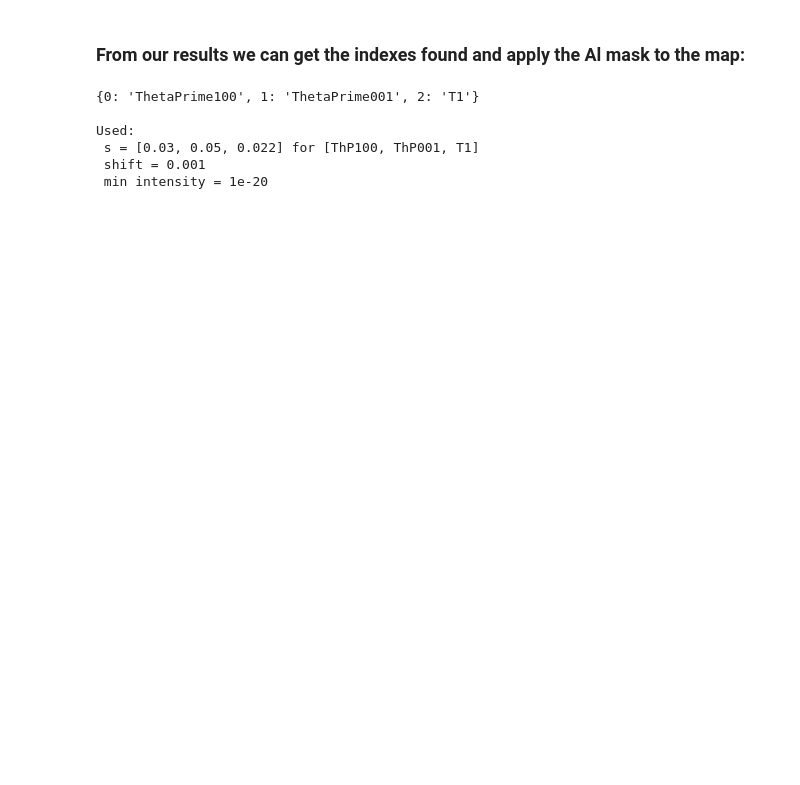
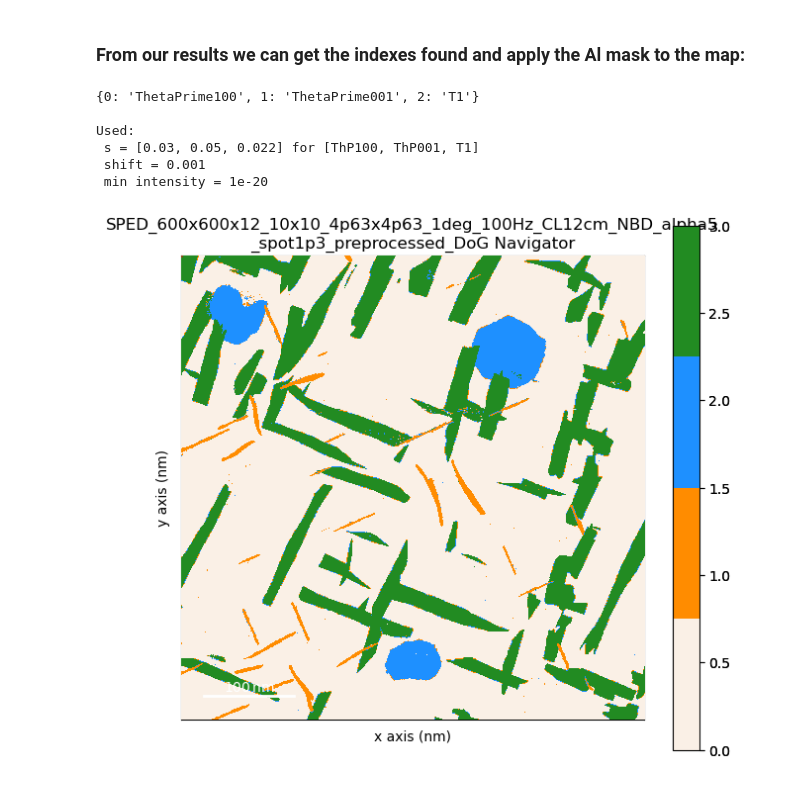
Before and after one commit to elisathr/SPED-phase-mapping, a Jupyter notebook: TemplateMatching/templatematching_3_phasemapping.ipynb, the cells around one changed output. Cells and saved outputs as stored; diff of their text form; code cells hidden in the pictures; blank space fills up the shorter version.

```diff
--- a/TemplateMatching/templatematching_3_phasemapping.ipynb
+++ b/TemplateMatching/templatematching_3_phasemapping.ipynb
@@ -254,9 +258,9 @@ lib_gen = DiffractionLibraryGenerator(diff_gen)
 ### And then simulate library for given s with resolution as set earlier
 # %%
 # half size of the images
-half_shape = (experimental_data.data.shape[-2]//2, experimental_data.data.shape[-1]//2)
+half_shape = (s.data.shape[-2]//2, s.data.shape[-1]//2)
 print("Half shape:2" ,half_shape)
-diffraction_calibration = experimental_data.axes_manager[2].scale
+diffraction_calibration = s.axes_manager[2].scale
 # maximum radius in reciprocal space to calculate spot intensities for
 reciprocal_radius = np.sqrt(half_shape[0]**2 + half_shape[1]**2)*diffraction_calibration
 print("Reciprocal radius:", reciprocal_radius)
@@ -265,14 +269,14 @@ from diffsims.libraries.diffraction_library import DiffractionLibrary
 
 # Some dictionary stitching to get individual excitatin errors each phase:
 diff_lib_full = DiffractionLibrary()
-for i, s in enumerate(s_list): # One s for each phase
+for i, max_s in enumerate(s_list): # One s for each phase
     # Calculate the simulated DP library
     diff_lib_full[phases[i]] = lib_gen.get_diffraction_library(library_phases[i],   # Collecting structure library for phase_i
                                             calibration=diffraction_calibration,
                                             reciprocal_radius=reciprocal_radius,
                                             half_shape=half_shape,
                                             with_direct_beam=False,
-                                            max_excitation_error=s)[phases[i]]      # if [phases[i]] is not included here the keys of diff_lib_full would be ["some_phase"]->["some_phase"]->['simulations', ... ]
+                                            max_excitation_error=max_s)[phases[i]]      # if [phases[i]] is not included here the keys of diff_lib_full would be ["some_phase"]->["some_phase"]->['simulations', ... ]
 diff_lib = diff_lib_full
 diff_lib.keys() # This shows you which phases you have, can then also access diff_lib['key'].keys() and so on...
 
@@ -326,7 +333,7 @@ def log_shift(raw):
 # Parameters for matching:
 delta_r = 1                         # res in inkreasing k value
 delta_theta = 1                     # res in rotation basically, azimuthal angle
-max_r = experimental_data.axes_manager[2].size//2  # Max k to check IN PIXELS, Default (None) is from center of DP to corner.
+max_r = s.axes_manager[2].size//2  # Max k to check IN PIXELS, Default (None) is from center of DP to corner.
 intensity_transform_function = log_shift           # Function to apply to both image and template intensities on an element by element basis prior to comparison. Note that the function is performed on the CPU.
 find_direct_beam     = False
 direct_beam_position = None
@@ -336,7 +343,7 @@ frac_keep = 1
 n_keep    = None
 n_best    = 5                       # keeping n_best matches
 
-result, phasedict = iutls.index_dataset_with_template_rotation(experimental_data,
+result, phasedict = iutls.index_dataset_with_template_rotation(s,
                                                                 diff_lib,
                                                                 n_best                       = n_best,
                                                                 frac_keep                    = frac_keep,
@@ -371,8 +381,8 @@ corr_map.plot(cmap='viridis')
 # %% [markdown]
 #### Insert a region of interest and move to Al region (low scores due to bad match for precipitate DPs):
 # %%
-roi = hs.roi.RectangularROI(left=49, top=33, right=81, bottom=65)
-roi.add_widget(corr_map) # Put this in correct position before running next cell
+roi = hs.roi.RectangularROI(left=212, top=70, right=291, bottom=152)
+roi.add_widget(corr_map) # Put this in correct position before running next cell (run with matplolib qt for this)
 # %% [output]
 <hyperspy.drawing._widgets.rectangles.RectangleWidget at 0x...>
 # %% [markdown]
@@ -390,20 +401,21 @@ Al_mask.plot()
 # %%
 phase_map = hs.signals.BaseSignal(result['phase_index'][:,:,0] + 1) # +1 here because we want Al to be 0, ThP_100 = 1, ThP_001 = 2 and T1 = 3. As Al not in template bank we have to shift it
 phase_map = phase_map*Al_mask
 
 # Plot phase map with our cmap above:
-experimental_data.plot(navigator=phase_map,
+s.plot(navigator=phase_map,
                        norm='symlog',
                        cmap='magma',
                        navigator_kwds=dict(colorbar=True, cmap=cmap)
                       )
 # Print the phase correspinding to numbers in phase map:
 print(phasedict)
 print('\nUsed: \n s =', s_list, "for [ThP100, ThP001, T1]",'\n shift =', shift, '\n min intensity =', minimum_intensity)
 # %% [output]
 {0: 'ThetaPrime100', 1: 'ThetaPrime001', 2: 'T1'}
 
 Used:
  s = [0.03, 0.05, 0.022] for [ThP100, ThP001, T1]
  shift = 0.001
  min intensity = 1e-20
+[figure, added]
```
Also changed, not shown: parts of 12 cells of this notebook, 2 other files.
